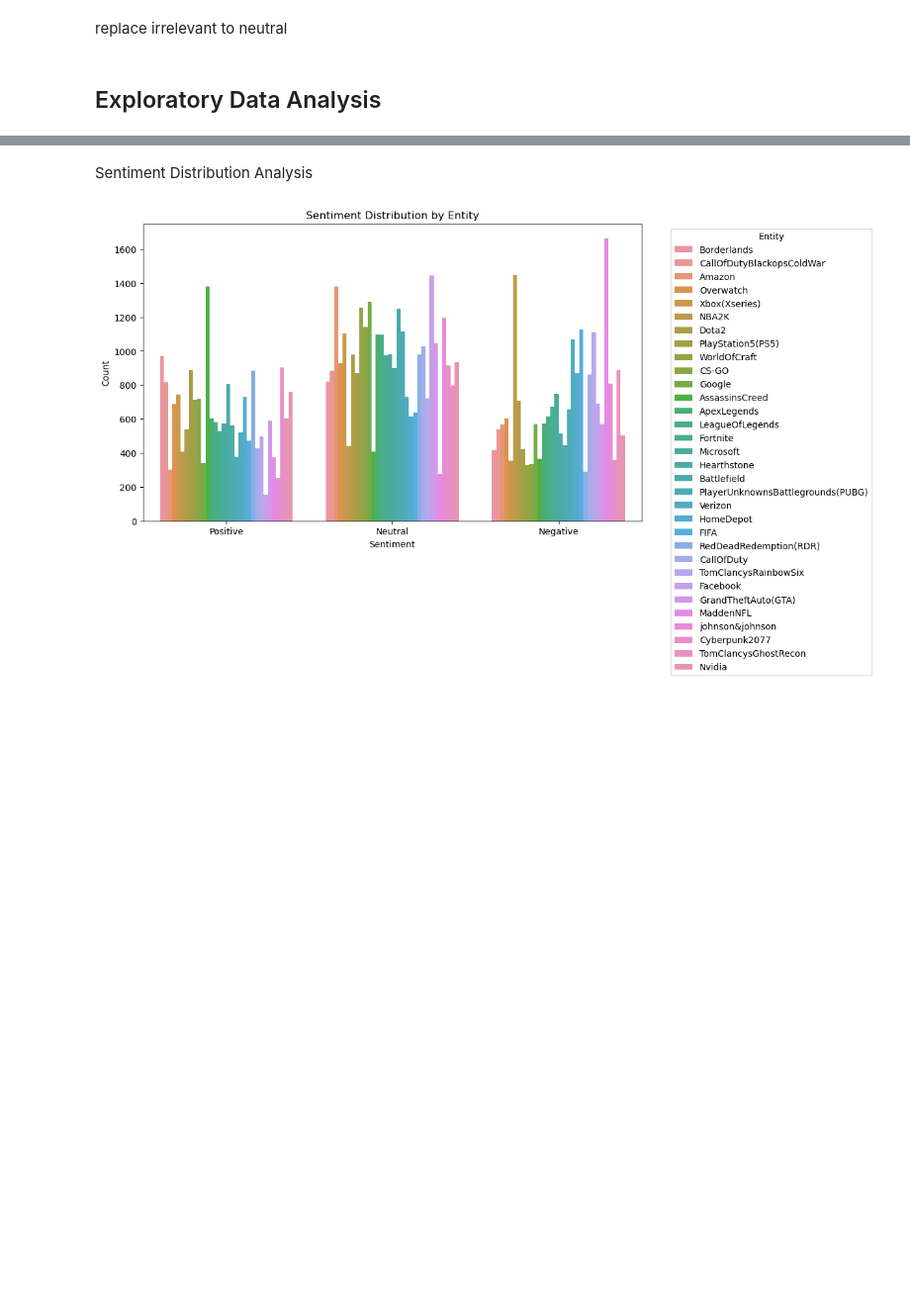
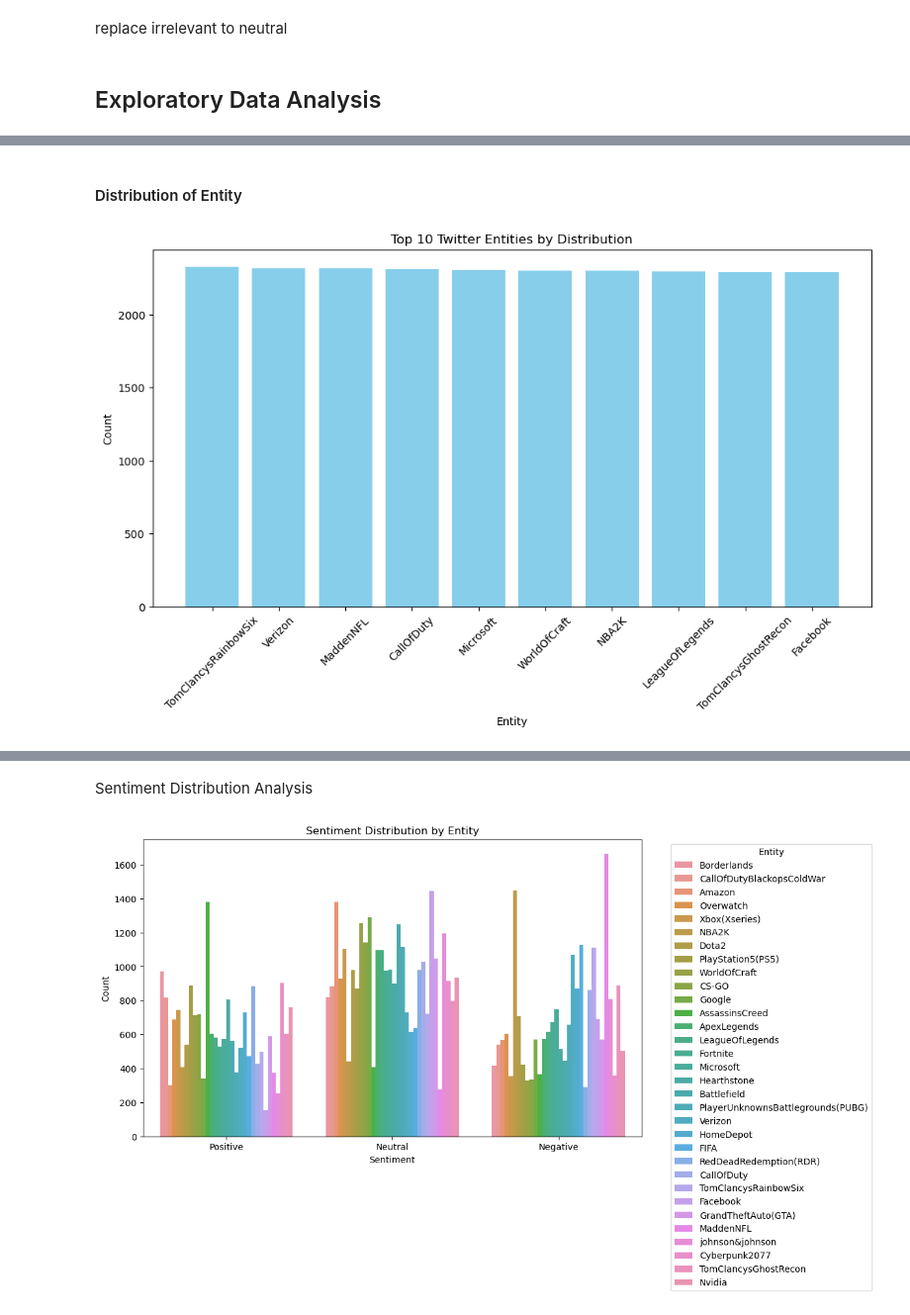
Before and after one commit to marwa9975/Twitter_Sentiment_Analysis_for_Brand-Perception, a Jupyter notebook: notebook.ipynb, the cells around one changed output, grey strips where cells are left out. Shown: that part at 99% size. Drawn from its saved outputs; the diff is of its cells as text; code cells hidden in the pictures; blank space fills up the shorter version.

```diff
--- a/notebook.ipynb
+++ b/notebook.ipynb
@@ -124,0 +143,23 @@ plt.show()
+# %% [markdown]
+#### Distribution of Entity
+# %%
+# Calculate the distribution of entities
+entity_distribution = df['Entity'].value_counts()
+
+# Select the top 10 entities
+top_10_entities = entity_distribution.head(10)
+
+# Create a bar chart for the top 10 entities
+plt.figure(figsize=(12, 6))
+plt.bar(top_10_entities.index, top_10_entities.values, color='skyblue')
+plt.title('Top 10 Twitter Entities by Distribution')
+plt.xlabel('Entity')
+plt.ylabel('Count')
+
+# Rotate the x-axis labels for better readability
+plt.xticks(rotation=45)
+
+# Show the bar chart
+plt.show()
+# %% [output]
+[figure, added]
```
Also changed, not shown: parts of 21 cells of this notebook.
